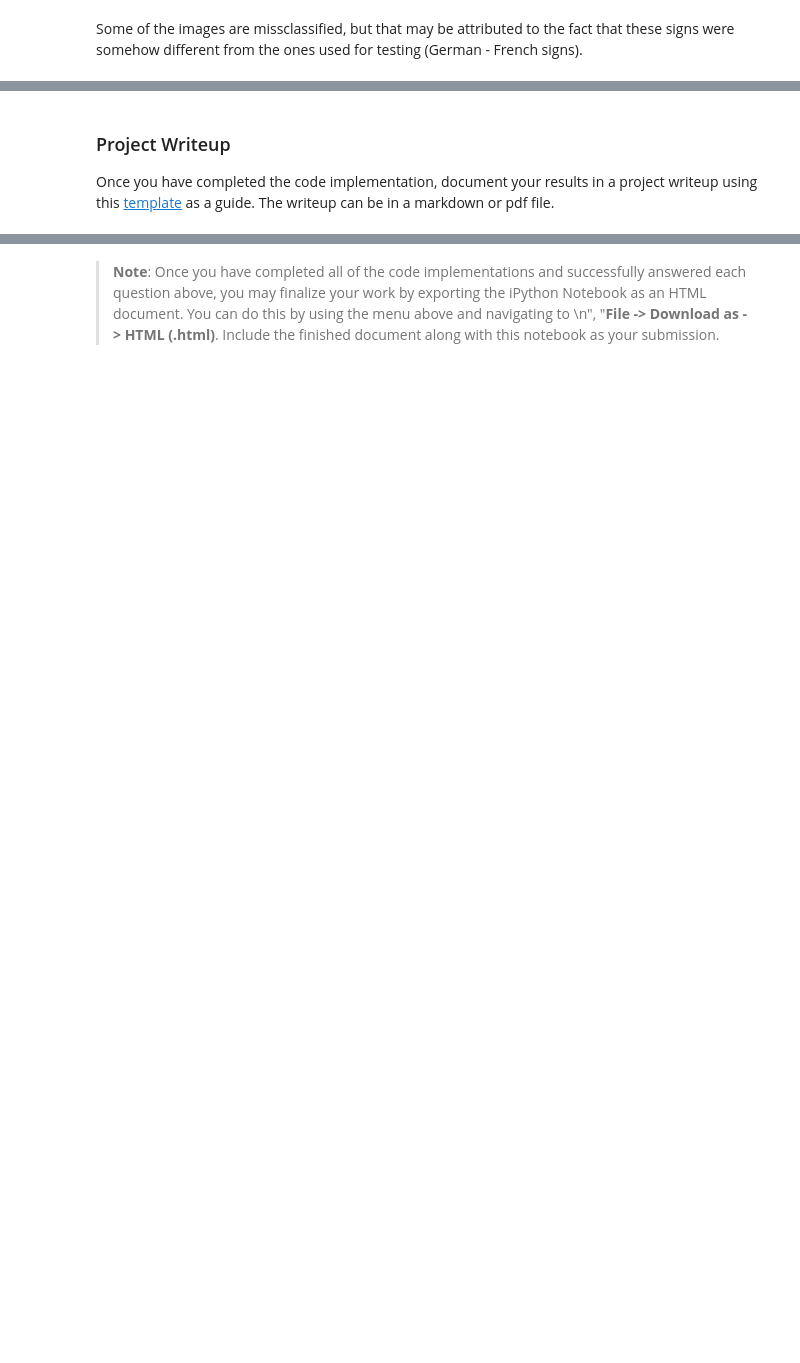
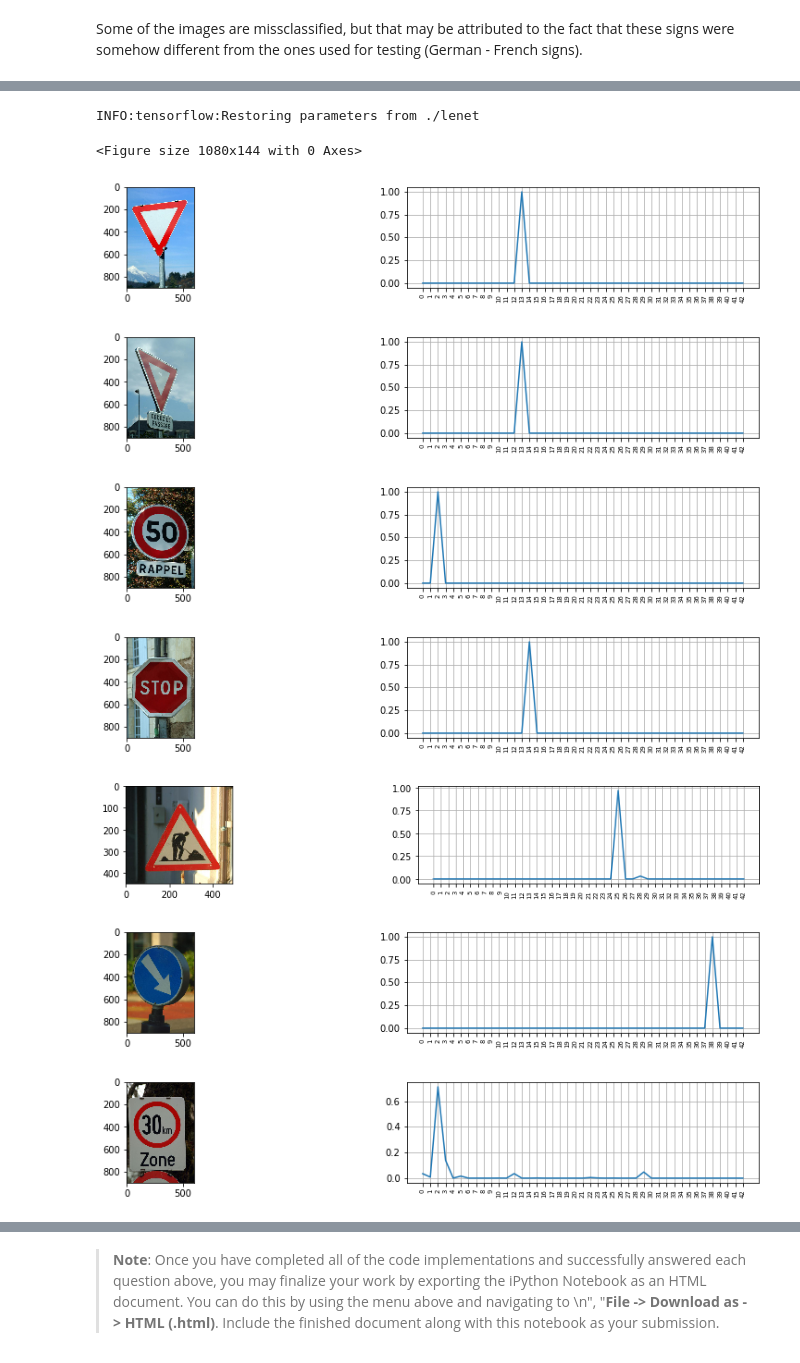
Before and after one commit to joseppii/Traffic-Sign-Classifier-Project, a Jupyter notebook: Traffic_Sign_Classifier.ipynb, the cells around one changed output, grey strips where cells are left out. Drawn from its saved outputs; the diff is of its cells as text; code cells hidden in the pictures; blank space fills up the shorter version.

```diff
--- a/Traffic_Sign_Classifier.ipynb
+++ b/Traffic_Sign_Classifier.ipynb
@@ -637,4 +591,42 @@ Looking just at the first row we get `[ 0.34763842,  0.24879643,  0.12789202]`,
-# %% [markdown]
-### Project Writeup
-
-Once you have completed the code implementation, document your results in a project writeup using this [template](https://github.com/udacity/CarND-Traffic-Sign-Classifier-Project/blob/master/writeup_template.md) as a guide. The writeup can be in a markdown or pdf file.
+# %%
+### Accuracy calculation for the previous 8 images.
+import glob
+import matplotlib.pyplot as plt
+from skimage.transform import resize
+import tensorflow as tf
+
+images = glob.glob('data/signs/*.jpg')
+fig = plt.figure(figsize=(15,2))
+
+softmax = None
+with tf.Session() as sess:
+    saver.restore(sess, tf.train.latest_checkpoint('.'))
+    sess = tf.get_default_session()
+    for  k, img in enumerate(images):
+        image = mpimg.imread(img)
+        image_resized = resize(image, (32, 32), anti_aliasing=True, mode='constant')
+        image_normalized= normalize_images(np.array([np.array(image_resized)]))
+        imgd=image_normalized.reshape(1,image_resized.shape[0],image_resized.shape[1],image_resized.shape[2])
+        softmax = sess.run(tf.nn.softmax(logits), feed_dict={x: imgd, keep_prob:1})
+        fig = plt.figure(figsize=(15,2))
+        ax = fig.add_subplot(1,2,1)
+        ax.imshow(image)
+
+        ax = fig.add_subplot(1,2,2)
+        ax.set_xticks(np.arange(0,43,1))
+        plt.plot(softmax[0])
+        for tick in ax.xaxis.get_major_ticks():
+            tick.label.set_fontsize('x-small')
+            tick.label.set_rotation('vertical')
+        plt.grid()
+        plt.show()
+# %% [output]
+INFO:tensorflow:Restoring parameters from ./lenet
+<Figure size 1080x144 with 0 Axes>
+[figure, added]
+[figure, added]
+[figure, added]
+[figure, added]
+[figure, added]
+[figure, added]
+[figure, added]
```
Also changed, not shown: parts of 18 cells of this notebook, 1 other file.
